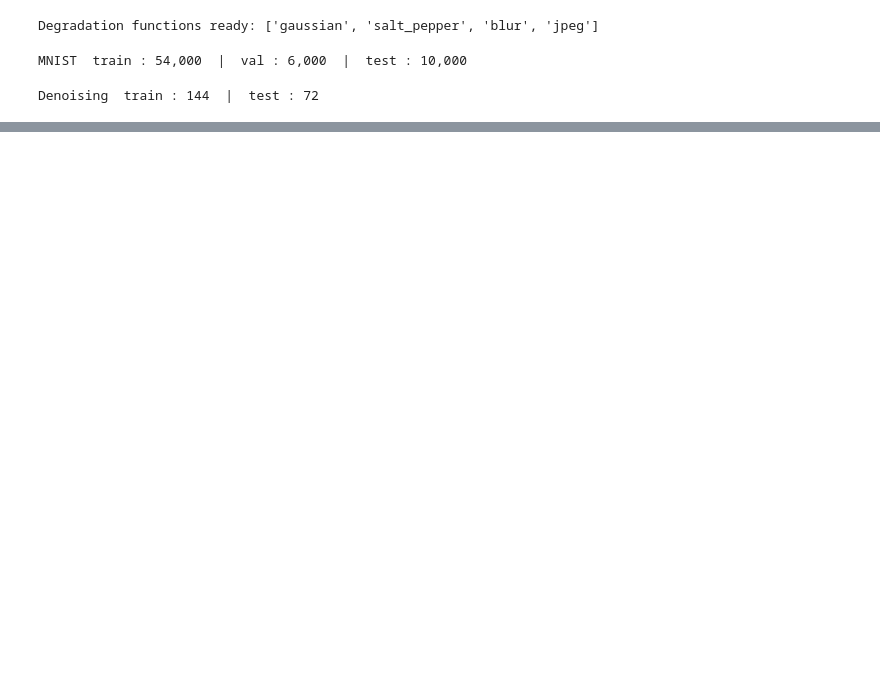
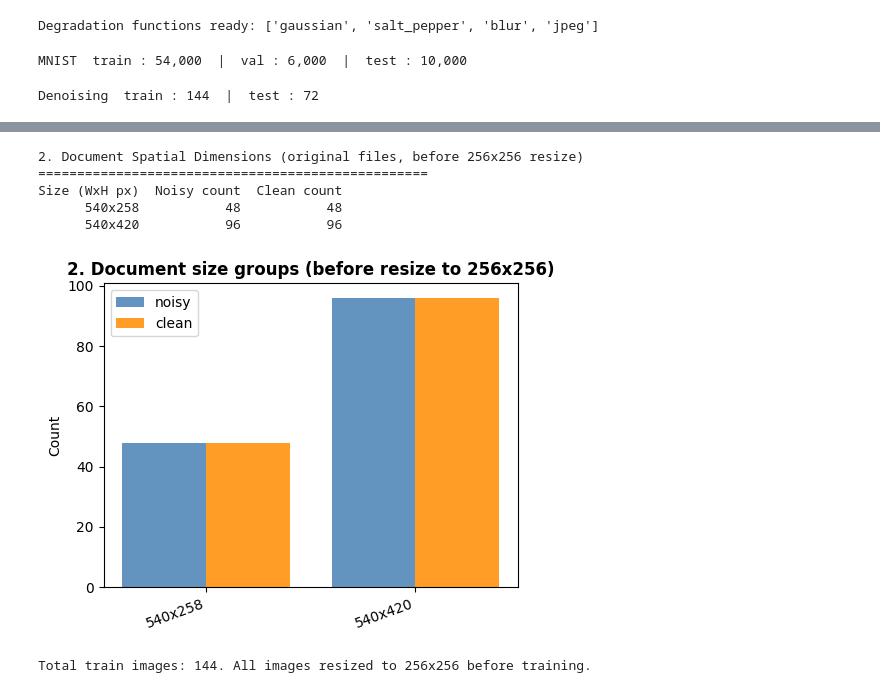
Before and after one commit to ProjectsOfOurSuperTeam/creative-denoising-autoencoder, a Jupyter notebook: main.ipynb, the cells around one changed output, grey strips where cells are left out. Saved outputs shown, nothing was run; the diff lists cells and outputs as text; code cells hidden in the pictures; blank space fills up the shorter version.

Commit message:
add Exploratory Data Analysis (EDA) section

```diff
--- a/main.ipynb
+++ b/main.ipynb
@@ -345,0 +446,51 @@ Denoising  train : 144  |  test : 72
+# %%
+# ── 2. Document spatial dimensions ─────────────────────────────────────────────
+# Denoising Dirty Documents has a fixed layout — scanning at one resolution
+# produces just a few distinct sizes. A histogram is not informative here;
+# a grouped table is clearer.
+if not DOC_TRAIN_DIR.exists():
+    print(f"[SKIP] {DOC_TRAIN_DIR} not found.")
+else:
+    size_counts = {}
+    for split_dir, label in [(DOC_TRAIN_DIR, 'noisy'), (DOC_CLEAN_DIR, 'clean')]:
+        for p in sorted(split_dir.iterdir()):
+            if p.suffix.lower() in _IMG_EXT:
+                with Image.open(p) as img:
+                    w, h = img.size
+                key = f"{w}x{h}"
+                size_counts.setdefault(key, {'noisy': 0, 'clean': 0})
+                size_counts[key][label] += 1
+
+    rows = [(sz, v['noisy'], v['clean']) for sz, v in sorted(size_counts.items())]
+    df_sizes = pd.DataFrame(rows, columns=['Size (WxH px)', 'Noisy count', 'Clean count'])
+    print("2. Document Spatial Dimensions (original files, before 256x256 resize)")
+    print("=" * 50)
+    print(df_sizes.to_string(index=False))
+    print()
+
+    # Visual: bar chart of size groups
+    labels  = [r[0] for r in rows]
+    n_noisy = [r[1] for r in rows]
+    n_clean = [r[2] for r in rows]
+    x = range(len(labels))
+    fig, ax = plt.subplots(figsize=(max(5, len(labels) * 2.2), 4))
+    ax.bar([xi - 0.2 for xi in x], n_noisy, width=0.4, label='noisy',  color='steelblue',  alpha=0.85)
+    ax.bar([xi + 0.2 for xi in x], n_clean, width=0.4, label='clean',  color='darkorange', alpha=0.85)
+    ax.set_xticks(list(x))
+    ax.set_xticklabels(labels, rotation=20, ha='right')
+    ax.set_title("2. Document size groups (before resize to 256x256)", fontweight='bold')
+    ax.set_ylabel("Count")
+    ax.legend()
+    plt.tight_layout()
+    plt.show()
+
+    total_docs = sum(n_noisy)
+    print(f"Total train images: {total_docs}. All images resized to 256x256 before training.")
+# %% [output]
+2. Document Spatial Dimensions (original files, before 256x256 resize)
+==================================================
+Size (WxH px)  Noisy count  Clean count
+      540x258           48           48
+      540x420           96           96
+[figure, added]
+Total train images: 144. All images resized to 256x256 before training.
```
Also changed, not shown: parts of 14 cells of this notebook.
